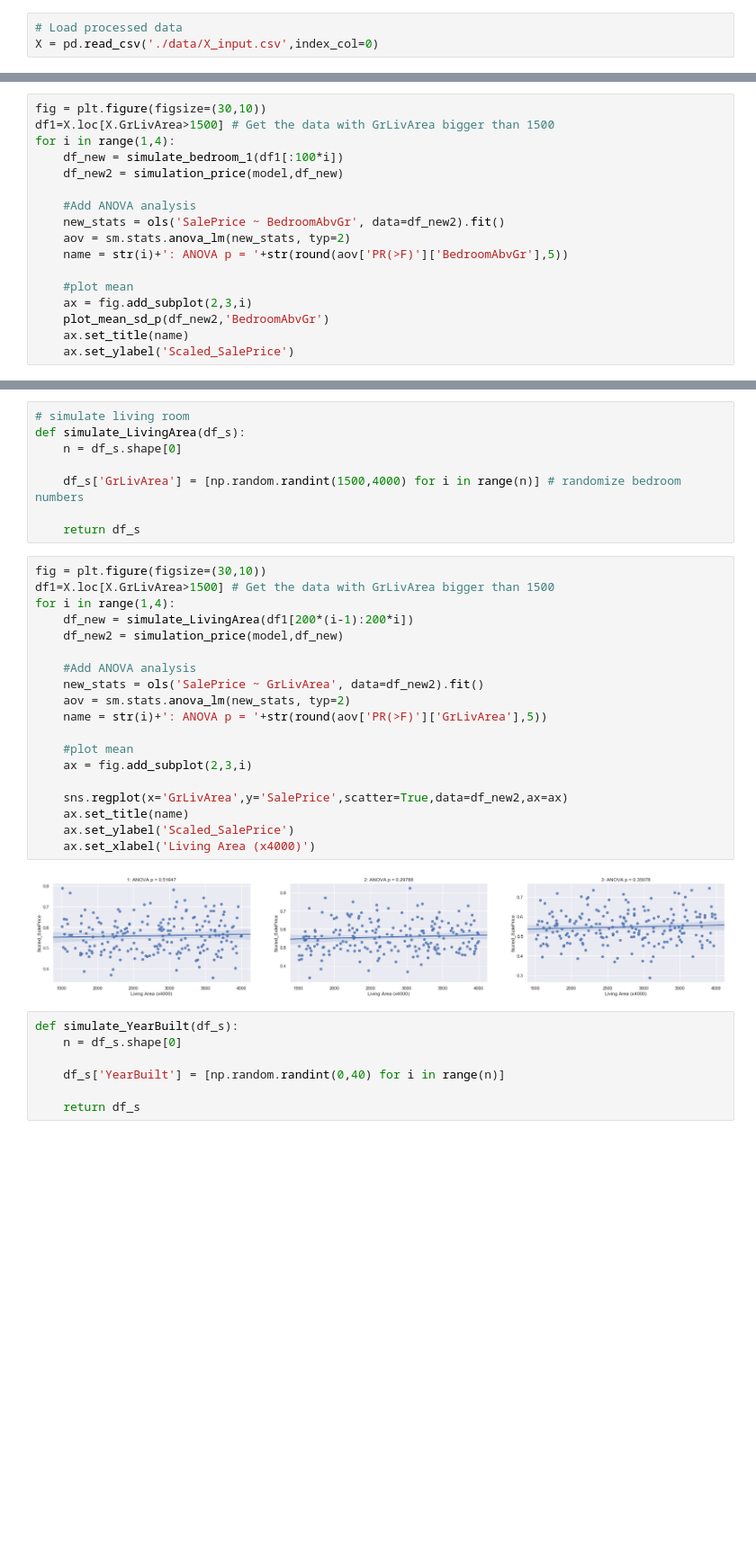
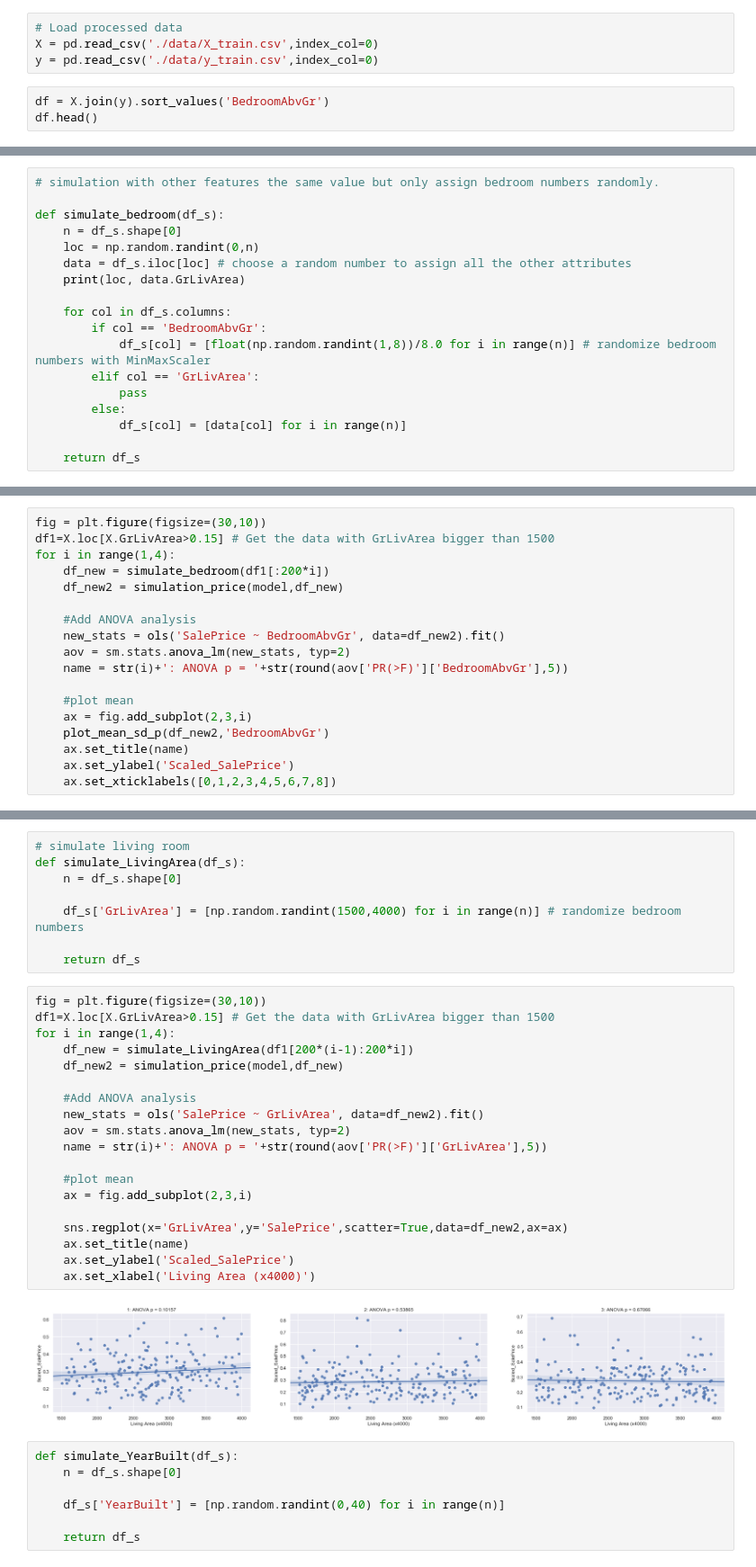
Before and after one commit to Shunling/CapstoneProjects, a Jupyter notebook: HousePriceRegression/Shirley_HousePriceRegression_EDA_StoryTelling.ipynb, the cells around one changed output, grey strips where cells are left out. Shown at 90% size. Saved outputs shown, nothing was run; the diff lists cells and outputs as text; blank space fills up the shorter version.

Commit message:
1st_simulation

```diff
--- a/HousePriceRegression/Shirley_HousePriceRegression_EDA_StoryTelling.ipynb
+++ b/HousePriceRegression/Shirley_HousePriceRegression_EDA_StoryTelling.ipynb
@@ -332,4 +332,8 @@ Warnings:
 model = pickle.load(open('./models/xgb_model_mse.dat', 'rb'))
 # %%
 # Load processed data
-X = pd.read_csv('./data/X_input.csv',index_col=0)
+X = pd.read_csv('./data/X_train.csv',index_col=0)
+y = pd.read_csv('./data/y_train.csv',index_col=0)
+# %%
+df = X.join(y).sort_values('BedroomAbvGr')
+df.head()
@@ -349,5 +383,23 @@ def simulate_bedroom_1(df_s):
 
     return df_s
+# %%
+# simulation with other features the same value but only assign bedroom numbers randomly.
+
+def simulate_bedroom(df_s):
+    n = df_s.shape[0]
+    loc = np.random.randint(0,n)
+    data = df_s.iloc[loc] # choose a random number to assign all the other attributes
+    print(loc, data.GrLivArea)
+
+    for col in df_s.columns:
+        if col == 'BedroomAbvGr':
+            df_s[col] = [float(np.random.randint(1,8))/8.0 for i in range(n)] # randomize bedroom numbers with MinMaxScaler
+        elif col == 'GrLivArea':
+            pass
+        else:
+            df_s[col] = [data[col] for i in range(n)]
+
+    return df_s
 # %%
 def simulation_price(model,df_new):
     X = df_new
@@ -367,9 +419,9 @@ def plot_mean_sd_p(df,col):
     sns.regplot(x=col,y='SalePrice',scatter=False,data=df,ax=ax)
 # %%
 fig = plt.figure(figsize=(30,10))
-df1=X.loc[X.GrLivArea>1500] # Get the data with GrLivArea bigger than 1500
+df1=X.loc[X.GrLivArea>0.15] # Get the data with GrLivArea bigger than 1500
 for i in range(1,4):
-    df_new = simulate_bedroom_1(df1[:100*i])
+    df_new = simulate_bedroom(df1[:200*i])
     df_new2 = simulation_price(model,df_new)
 
     #Add ANOVA analysis
@@ -382,4 +434,5 @@ for i in range(1,4):
     plot_mean_sd_p(df_new2,'BedroomAbvGr')
     ax.set_title(name)
     ax.set_ylabel('Scaled_SalePrice')
+    ax.set_xticklabels([0,1,2,3,4,5,6,7,8])
 # %% [output]
@@ -394,25 +450,25 @@ def simulate_LivingArea(df_s):
     return df_s
 # %%
 fig = plt.figure(figsize=(30,10))
-df1=X.loc[X.GrLivArea>1500] # Get the data with GrLivArea bigger than 1500
+df1=X.loc[X.GrLivArea>0.15] # Get the data with GrLivArea bigger than 1500
 for i in range(1,4):
     df_new = simulate_LivingArea(df1[200*(i-1):200*i])
     df_new2 = simulation_price(model,df_new)
 
     #Add ANOVA analysis
     new_stats = ols('SalePrice ~ GrLivArea', data=df_new2).fit()
     aov = sm.stats.anova_lm(new_stats, typ=2)
     name = str(i)+': ANOVA p = '+str(round(aov['PR(>F)']['GrLivArea'],5))
 
     #plot mean
     ax = fig.add_subplot(2,3,i)
 
     sns.regplot(x='GrLivArea',y='SalePrice',scatter=True,data=df_new2,ax=ax)
     ax.set_title(name)
     ax.set_ylabel('Scaled_SalePrice')
     ax.set_xlabel('Living Area (x4000)')
 # %% [output]
-[figure, old version]
+[figure, new version]
 # %%
 def simulate_YearBuilt(df_s):
     n = df_s.shape[0]
```
Also changed, not shown: parts of 4 cells of this notebook.
